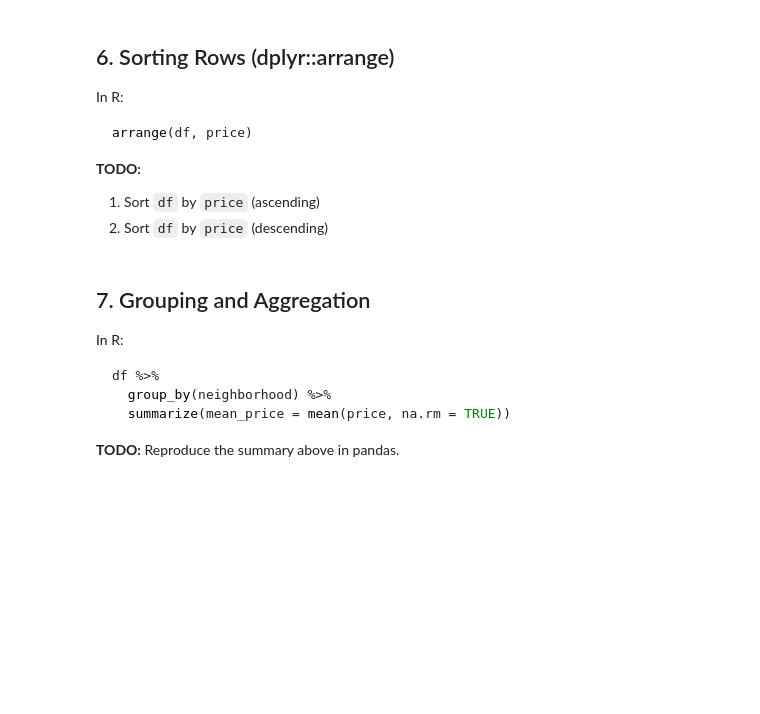
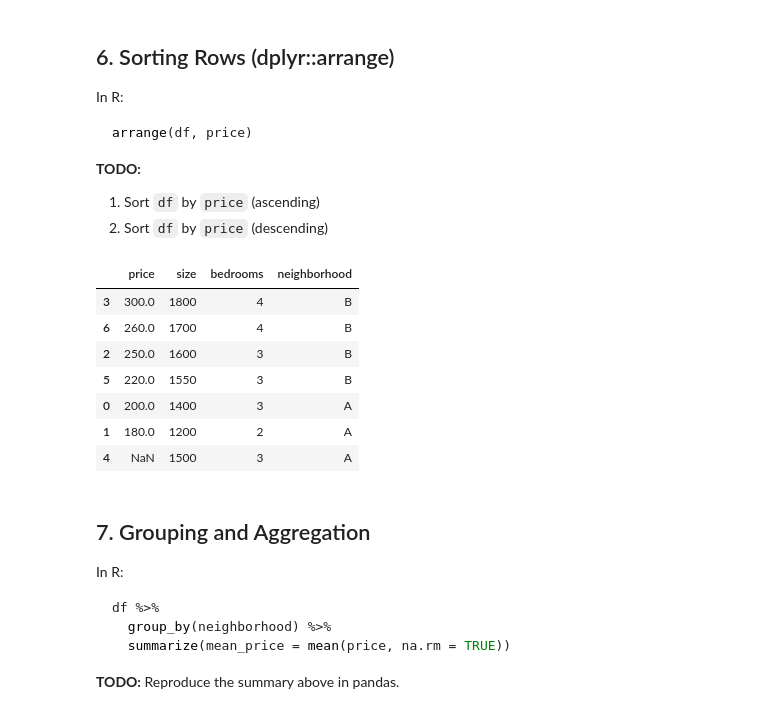
Before and after one commit to Nikolai-N484/Data201_NikolaiN, a Jupyter notebook: week2/class_2_student_notebook_pandas_data_wrangling_for_r_users.ipynb, the cells around one changed output. Saved outputs shown, nothing was run; the diff lists cells and outputs as text; code cells hidden in the pictures; blank space fills up the shorter version.

```diff
--- a/week2/class_2_student_notebook_pandas_data_wrangling_for_r_users.ipynb
+++ b/week2/class_2_student_notebook_pandas_data_wrangling_for_r_users.ipynb
@@ -119,6 +169,16 @@ arrange(df, price)
 2. Sort `df` by `price` (descending)
 # %%
 # Your code here
+df.sort_values('price', ascending=False)
+# %% [output]
+|  | price | size | bedrooms | neighborhood |
+| 3 | 300.0 | 1800 | 4 | B |
+| 6 | 260.0 | 1700 | 4 | B |
+| 2 | 250.0 | 1600 | 3 | B |
+| 5 | 220.0 | 1550 | 3 | B |
+| 0 | 200.0 | 1400 | 3 | A |
+| 1 | 180.0 | 1200 | 2 | A |
+| 4 | NaN | 1500 | 3 | A |
 # %% [markdown]
 ## 7. Grouping and Aggregation
 
```
Also changed, not shown: parts of 10 cells of this notebook.
